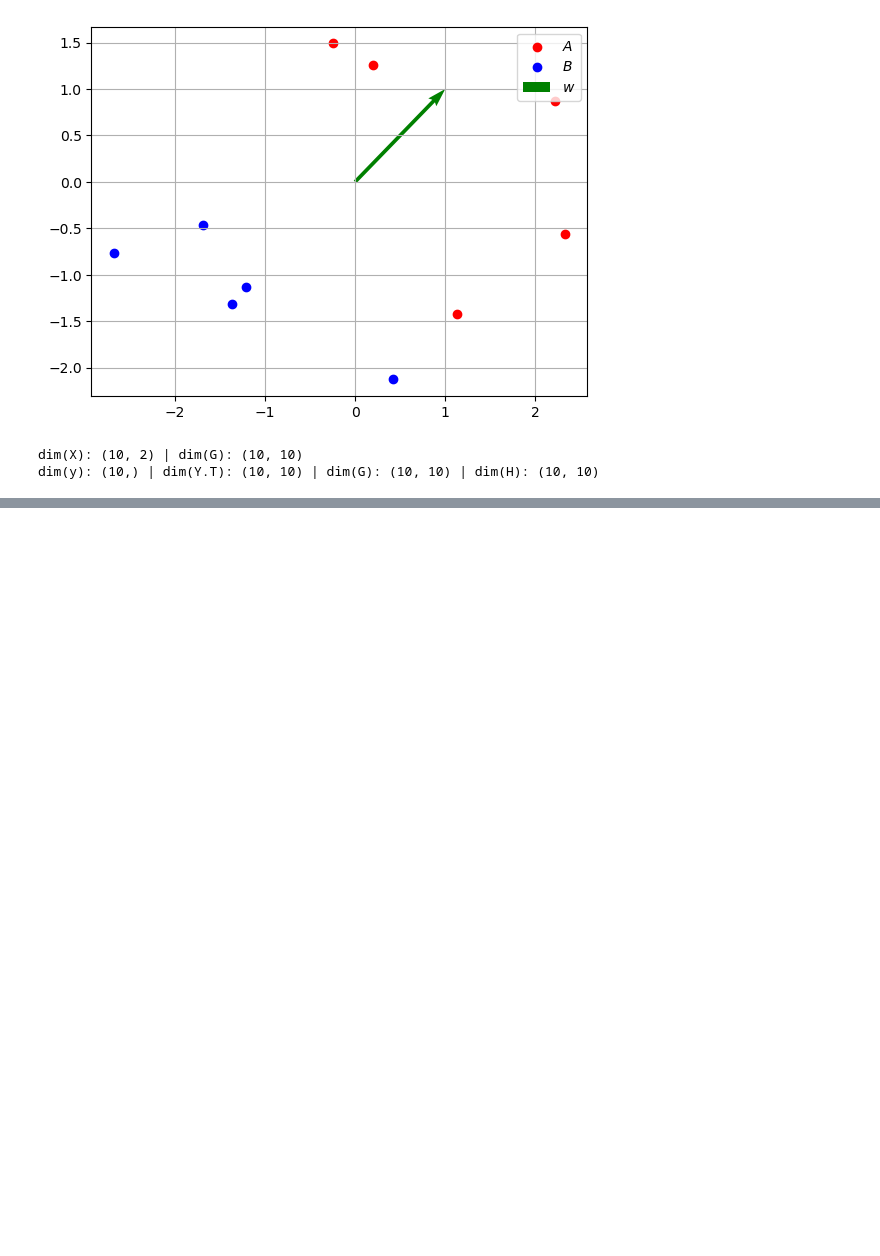
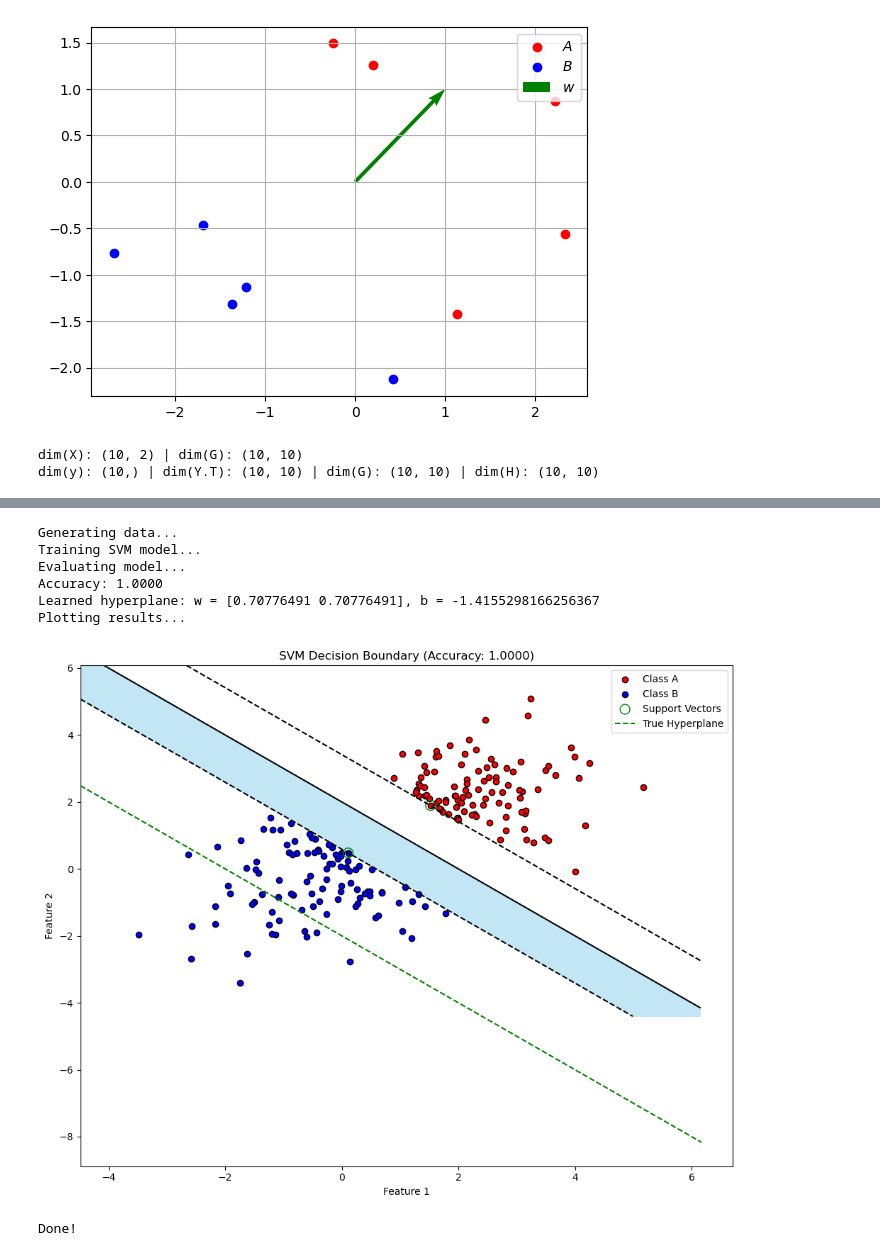
Before and after one commit to TrymSaether/svm-classifier, a Jupyter notebook: numerical_method/svm.ipynb, the cells around one changed output, grey strips where cells are left out. Drawn from its saved outputs; the diff is of its cells as text; code cells hidden in the pictures; blank space fills up the shorter version.

```diff
--- a/numerical_method/svm.ipynb
+++ b/numerical_method/svm.ipynb
@@ -562,0 +565,40 @@ Training Accuracy (test) = 100.00%
+# %%
+from SVM_trym import prepare_data, train_svm, evaluate_svm, plot_svm_decision_boundary
+
+d = 2  # dimensions
+w = np.array([1, 1])  # normal vector
+b = -2  # offset
+n_A = 100  # number of points in class A
+n_B = 100  # number of points in class B
+margin = 1  # margin between classes
+
+# Generate and prepare data
+print("Generating data...")
+X, y, list_A, list_B = prepare_data(w, b, n_A, n_B, margin, seed=42)
+
+# Train the SVM model
+print("Training SVM model...")
+model = train_svm(X, y, C=1.0)
+
+# Evaluate the model
+print("Evaluating model...")
+accuracy, learned_w, learned_b = evaluate_svm(model, X, y)
+
+# Plot the results
+print("Plotting results...")
+plot_svm_decision_boundary(
+    model, X, y, list_A, list_B,
+    w=w, b=b,
+    title=f"SVM Decision Boundary (Accuracy: {accuracy:.4f})"
+)
+
+print("Done!")
+# %% [output]
+Generating data...
+Training SVM model...
+Evaluating model...
+Accuracy: 1.0000
+Learned hyperplane: w = [0.70776491 0.70776491], b = -1.4155298166256367
+Plotting results...
+[figure, added]
+Done!
```
Also changed, not shown: parts of 4 cells of this notebook, 4 other files.
